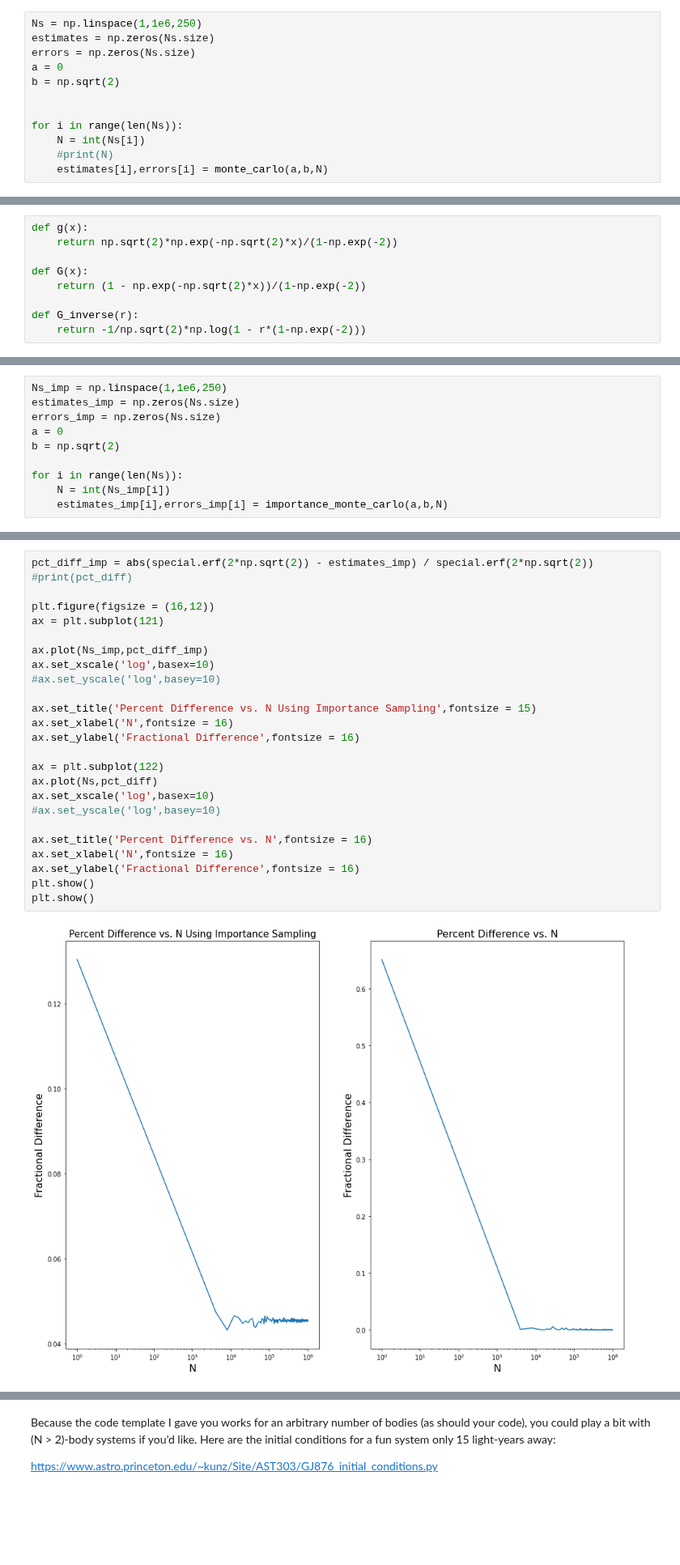
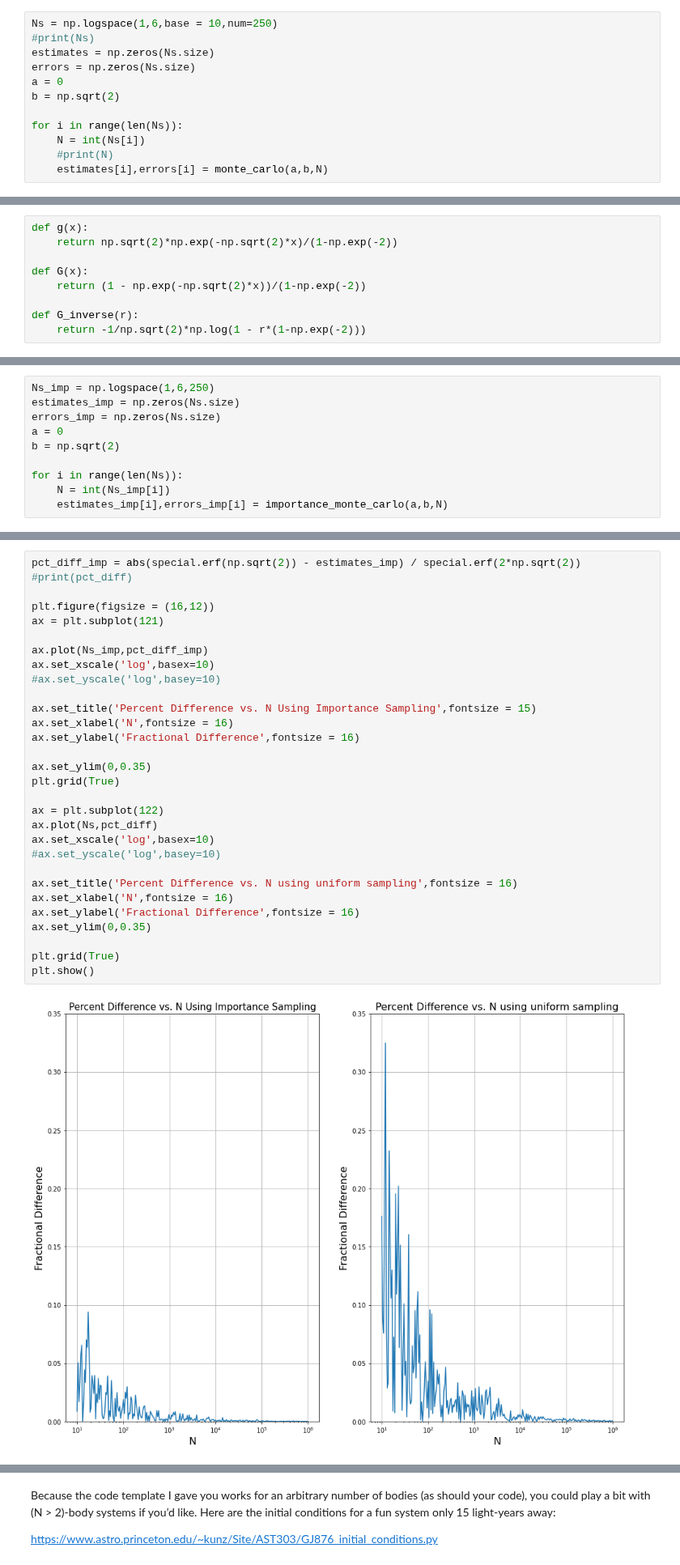
Before and after one commit to m4ese/astroResearchMethods, a Jupyter notebook: Forese_Slav_Assignment_4.ipynb, the cells around one changed output, grey strips where cells are left out. Shown at 81% size. Cells and saved outputs as stored; diff of their text form; blank space fills up the shorter version.

```diff
--- a/Forese_Slav_Assignment_4.ipynb
+++ b/Forese_Slav_Assignment_4.ipynb
@@ -122,13 +122,13 @@ def monte_carlo(a,b,num_samples):
 
     return (I,error)
 # %%
-Ns = np.linspace(1,1e6,250)
+Ns = np.logspace(1,6,base = 10,num=250)
+#print(Ns)
 estimates = np.zeros(Ns.size)
 errors = np.zeros(Ns.size)
 a = 0
 b = np.sqrt(2)
 
-
 for i in range(len(Ns)):
     N = int(Ns[i])
     #print(N)
@@ -252,7 +274,7 @@ def importance_monte_carlo(a,b,num_samples):
 
     return (I,error)
 # %%
-Ns_imp = np.linspace(1,1e6,250)
+Ns_imp = np.logspace(1,6,250)
 estimates_imp = np.zeros(Ns.size)
 errors_imp = np.zeros(Ns.size)
 a = 0
@@ -299,30 +320,35 @@ print(estimates_imp[-1])
 # %%
-pct_diff_imp = abs(special.erf(2*np.sqrt(2)) - estimates_imp) / special.erf(2*np.sqrt(2))
+pct_diff_imp = abs(special.erf(np.sqrt(2)) - estimates_imp) / special.erf(2*np.sqrt(2))
 #print(pct_diff)
 
 plt.figure(figsize = (16,12))
 ax = plt.subplot(121)
 
 ax.plot(Ns_imp,pct_diff_imp)
 ax.set_xscale('log',basex=10)
 #ax.set_yscale('log',basey=10)
 
 ax.set_title('Percent Difference vs. N Using Importance Sampling',fontsize = 15)
 ax.set_xlabel('N',fontsize = 16)
 ax.set_ylabel('Fractional Difference',fontsize = 16)
 
+ax.set_ylim(0,0.35)
+plt.grid(True)
+
 ax = plt.subplot(122)
 ax.plot(Ns,pct_diff)
 ax.set_xscale('log',basex=10)
 #ax.set_yscale('log',basey=10)
 
-ax.set_title('Percent Difference vs. N',fontsize = 16)
+ax.set_title('Percent Difference vs. N using uniform sampling',fontsize = 16)
 ax.set_xlabel('N',fontsize = 16)
 ax.set_ylabel('Fractional Difference',fontsize = 16)
+ax.set_ylim(0,0.35)
+
+plt.grid(True)
 plt.show()
-plt.show()
 # %% [output]
-[figure, old version]
+[figure, new version]
 # %% [markdown]
 #### Part D (2 points)
 
```
Also changed, not shown: parts of 18 cells of this notebook.
